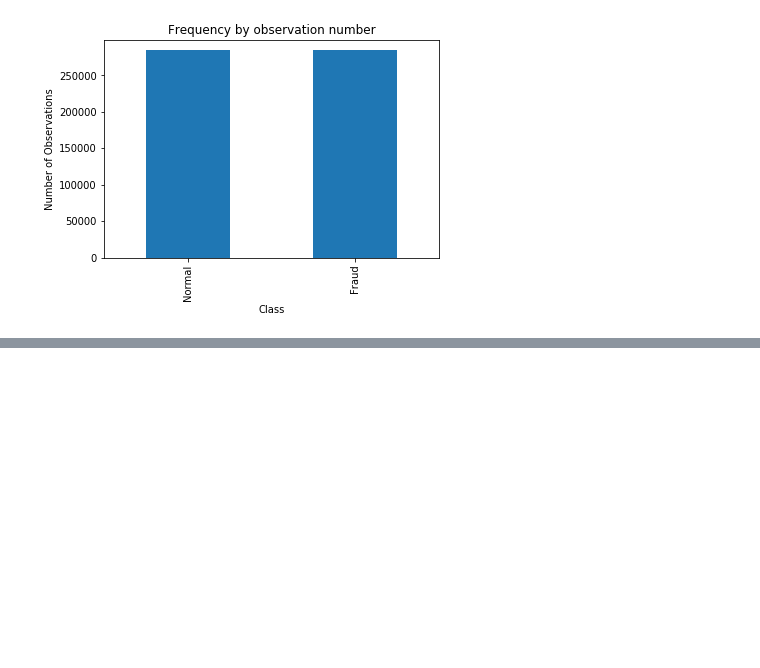
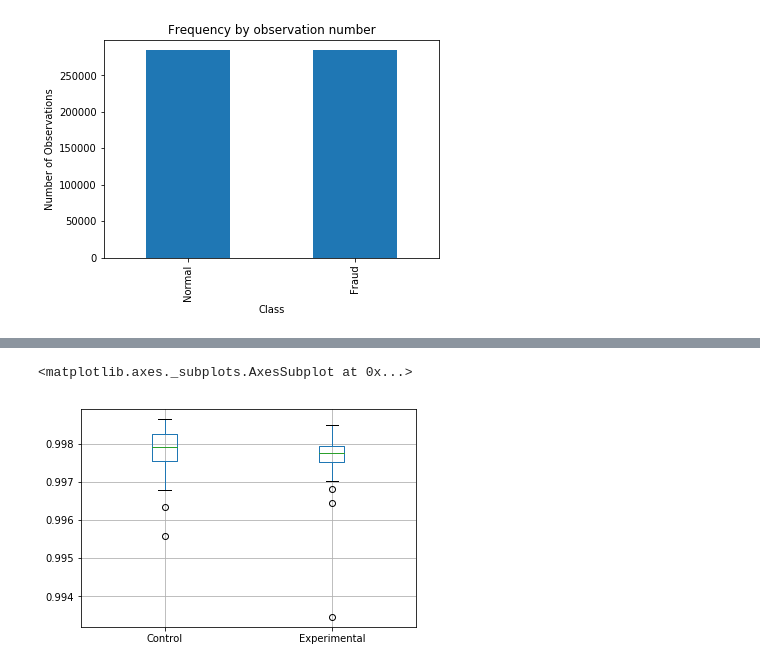
Before and after one commit to Bnic3/creditcard_fraud_detector, a Jupyter notebook: fraud_detector/fraud_detector.ipynb, the cells around one changed output, grey strips where cells are left out. Drawn from its saved outputs; the diff is of its cells as text; code cells hidden in the pictures; blank space fills up the shorter version.

Commit message:
experiment result analysis

```diff
--- a/fraud_detector/fraud_detector.ipynb
+++ b/fraud_detector/fraud_detector.ipynb
@@ -174,0 +361,13 @@ plt.ylabel("Number of Observations")
+# %%
+results_experiment1_evaluation_accuracy = []
+# %%
+for _ in range(0,30):
+    model = keras.Sequential()
+    model.add(keras.layers.Dense(19, input_shape=(28,), activation='relu' ))
+    model.add(keras.layers.Dense(2,  activation='softmax' ))
+    model.compile(keras.optimizers.Adam(lr=0.04), 'categorical_crossentropy', metrics=['accuracy'])
+    #model.summary()
+    model.fit(X_train, y_train, epochs=20)
+    print("iteration-{} complete!!!".format(_))
+    test_loss, test_acc = model.evaluate(X_test,y_test)
+    results_experiment1_evaluation_accuracy.append(test_acc)
@@ -174,0 +416,3 @@ plt.ylabel("Number of Observations")
+# %%
+control =  pd.DataFrame(results_control_evaluation_accuracy)
+experiment1 = pd.DataFrame(results_experiment1_evaluation_accuracy[6:])
@@ -174,0 +442,4 @@ plt.ylabel("Number of Observations")
+# %%
+results_accuracy= pd.concat([control, experiment1], axis=1)
+results_accuracy.columns = ['Control', 'Experimental']
+results_accuracy.head()
@@ -174,0 +453,5 @@ plt.ylabel("Number of Observations")
+# %%
+results_accuracy.boxplot()
+# %% [output]
+<matplotlib.axes._subplots.AxesSubplot at 0x...>
+[figure, added]
```
Also changed, not shown: parts of 23 cells of this notebook, 2 other files.
